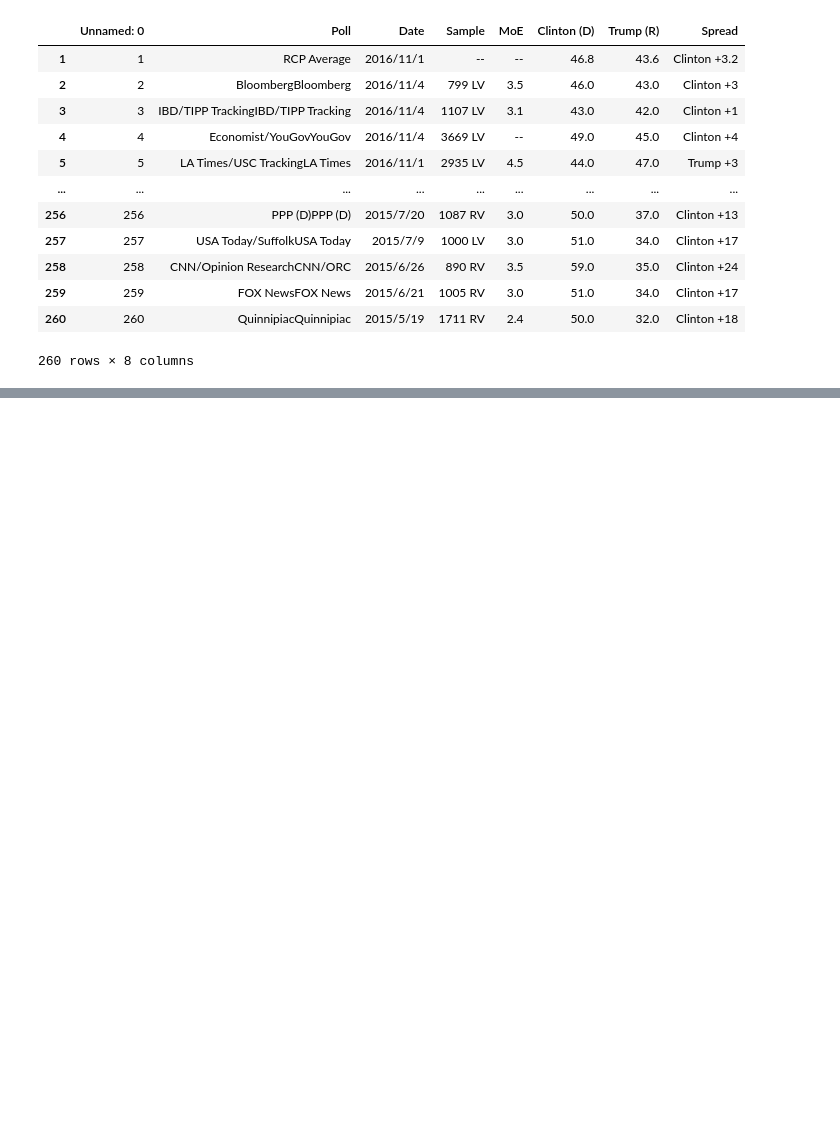
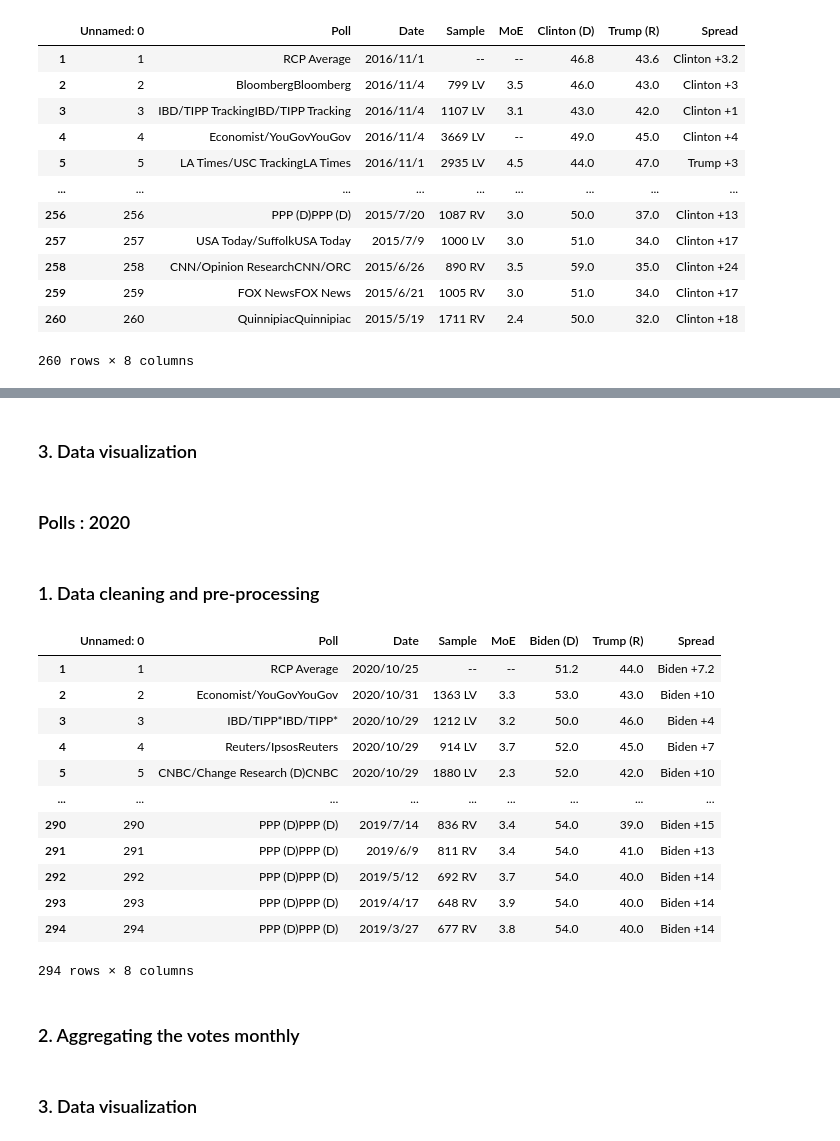
Before and after one commit to epfl-ada/ada-2021-project-sars, a Jupyter notebook: intention_votes.ipynb, the cells around one changed output, grey strips where cells are left out. Cells and saved outputs as stored; diff of their text form; code cells hidden in the pictures; blank space fills up the shorter version.

```diff
--- a/intention_votes.ipynb
+++ b/intention_votes.ipynb
@@ -122 +180,3 @@ df_tab_2016
+# %% [markdown]
+### 3. Data visualization
 # %%
@@ -128,0 +191,31 @@ fig.show()
+# %% [markdown]
+### Polls : 2020
+# %% [markdown]
+### 1. Data cleaning and pre-processing
+# %%
+#seperate the year 2016 and 2015:
+df_tab_2020[df_tab_2020["Date"]=='12/15 - 12/17'] #index : 231
+temp1 = df_tab_2020.iloc[:231]
+temp1['Date']='2020/'+temp1["Date"]
+temp2 = df_tab_2020.iloc[231:]
+temp2['Date']='2019/'+temp2["Date"]
+df_tab_2020 = pd.concat([temp1,temp2])
+df_tab_2020["Date"] = (df_tab_2020["Date"].str.split("-")).str[0]
+df_tab_2020 = df_tab_2020.iloc[1:]
+df_tab_2020
+# %% [output]
+|  | Unnamed: 0 | Poll | Date | Sample | MoE | Biden (D) | Trump (R) | Spread |
+| 1 | 1 | RCP Average | 2020/10/25 | -- | -- | 51.2 | 44.0 | Biden +7.2 |
+| 2 | 2 | Economist/YouGovYouGov | 2020/10/31 | 1363 LV | 3.3 | 53.0 | 43.0 | Biden +10 |
+| 3 | 3 | IBD/TIPP*IBD/TIPP* | 2020/10/29 | 1212 LV | 3.2 | 50.0 | 46.0 | Biden +4 |
+| 4 | 4 | Reuters/IpsosReuters | 2020/10/29 | 914 LV | 3.7 | 52.0 | 45.0 | Biden +7 |
+| 5 | 5 | CNBC/Change Research (D)CNBC | 2020/10/29 | 1880 LV | 2.3 | 52.0 | 42.0 | Biden +10 |
+| ... | ... | ... | ... | ... | ... | ... | ... | ... |
+| 290 | 290 | PPP (D)PPP (D) | 2019/7/14 | 836 RV | 3.4 | 54.0 | 39.0 | Biden +15 |
+| 291 | 291 | PPP (D)PPP (D) | 2019/6/9 | 811 RV | 3.4 | 54.0 | 41.0 | Biden +13 |
+| 292 | 292 | PPP (D)PPP (D) | 2019/5/12 | 692 RV | 3.7 | 54.0 | 40.0 | Biden +14 |
+| 293 | 293 | PPP (D)PPP (D) | 2019/4/17 | 648 RV | 3.9 | 54.0 | 40.0 | Biden +14 |
+| 294 | 294 | PPP (D)PPP (D) | 2019/3/27 | 677 RV | 3.8 | 54.0 | 40.0 | Biden +14 |
+294 rows × 8 columns
+# %% [markdown]
+### 2. Aggregating the votes monthly
@@ -128,0 +230,2 @@ fig.show()
+# %% [markdown]
+### 3. Data visualization
```
Also changed, not shown: parts of 29 cells of this notebook.
